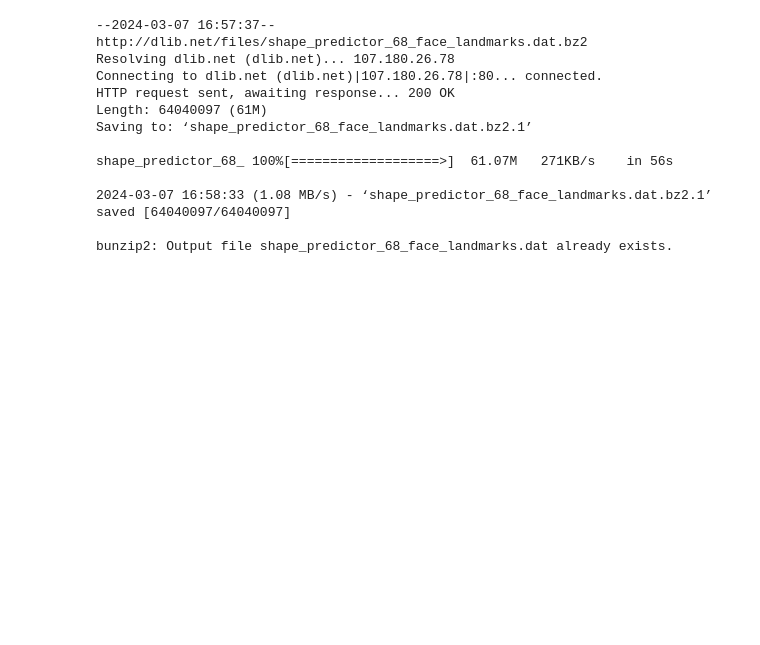
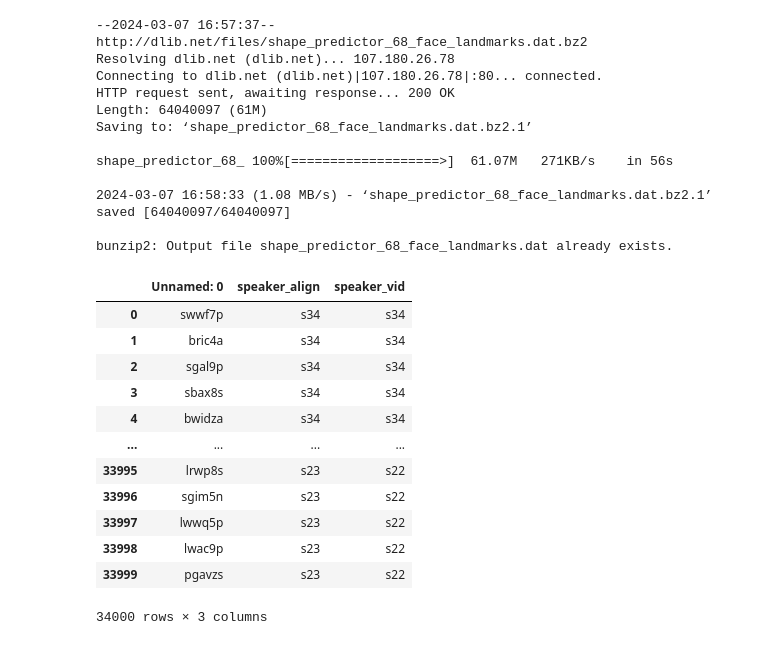
Before and after one commit to girishgautam/lip_translate, a Jupyter notebook: pipeline/pipeline.ipynb, the cells around one changed output. Drawn from its saved outputs; the diff is of its cells as text; code cells hidden in the pictures; blank space fills up the shorter version.

```diff
--- a/pipeline/pipeline.ipynb
+++ b/pipeline/pipeline.ipynb
@@ -28,3 +26,20 @@ shape_predictor_68_ 100%[===================>]  61.07M   271KB/s    in 56s
 2024-03-07 16:58:33 (1.08 MB/s) - ‘shape_predictor_68_face_landmarks.dat.bz2.1’ saved [64040097/64040097]
 
 bunzip2: Output file shape_predictor_68_face_landmarks.dat already exists.
+# %%
+data= pd.read_csv('/Users/alessiastroni/code/girishgautam/lip_translate/pipeline/all_matches.csv')
+data
+# %% [output]
+|  | Unnamed: 0 | speaker_align | speaker_vid |
+| 0 | swwf7p | s34 | s34 |
+| 1 | bric4a | s34 | s34 |
+| 2 | sgal9p | s34 | s34 |
+| 3 | sbax8s | s34 | s34 |
+| 4 | bwidza | s34 | s34 |
+| ... | ... | ... | ... |
+| 33995 | lrwp8s | s23 | s22 |
+| 33996 | sgim5n | s23 | s22 |
+| 33997 | lwwq5p | s23 | s22 |
+| 33998 | lwac9p | s23 | s22 |
+| 33999 | pgavzs | s23 | s22 |
+34000 rows × 3 columns
```
Also changed, not shown: parts of 27 cells of this notebook.
